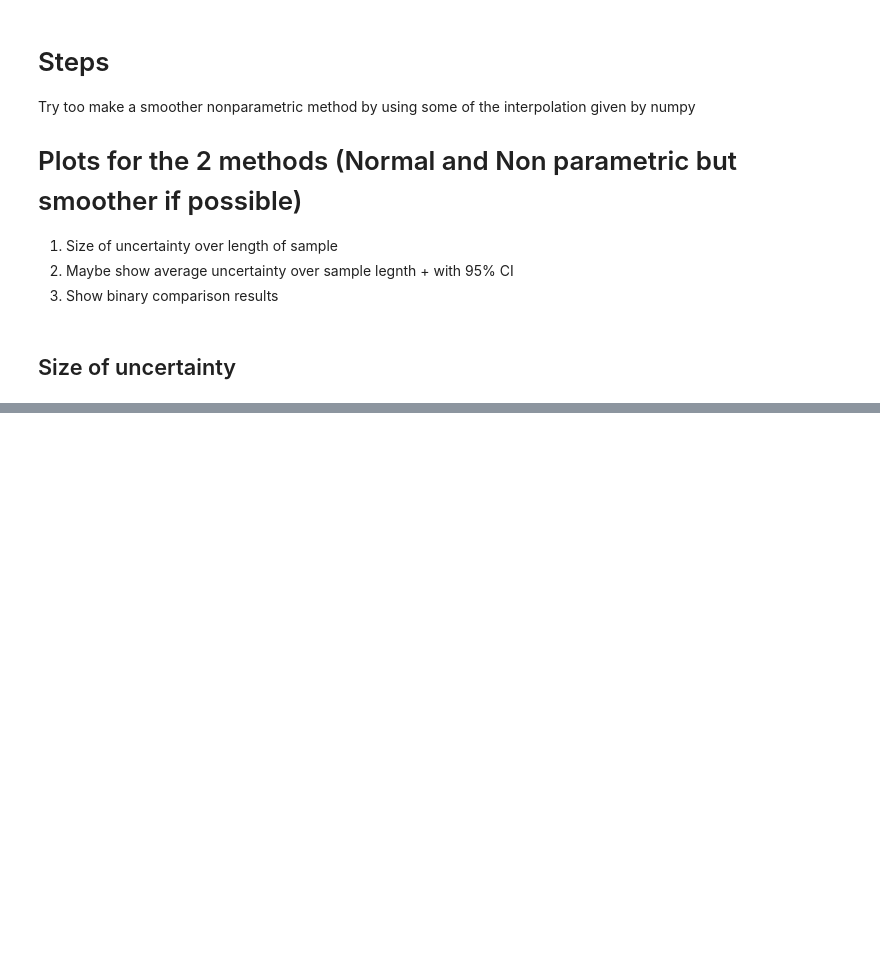
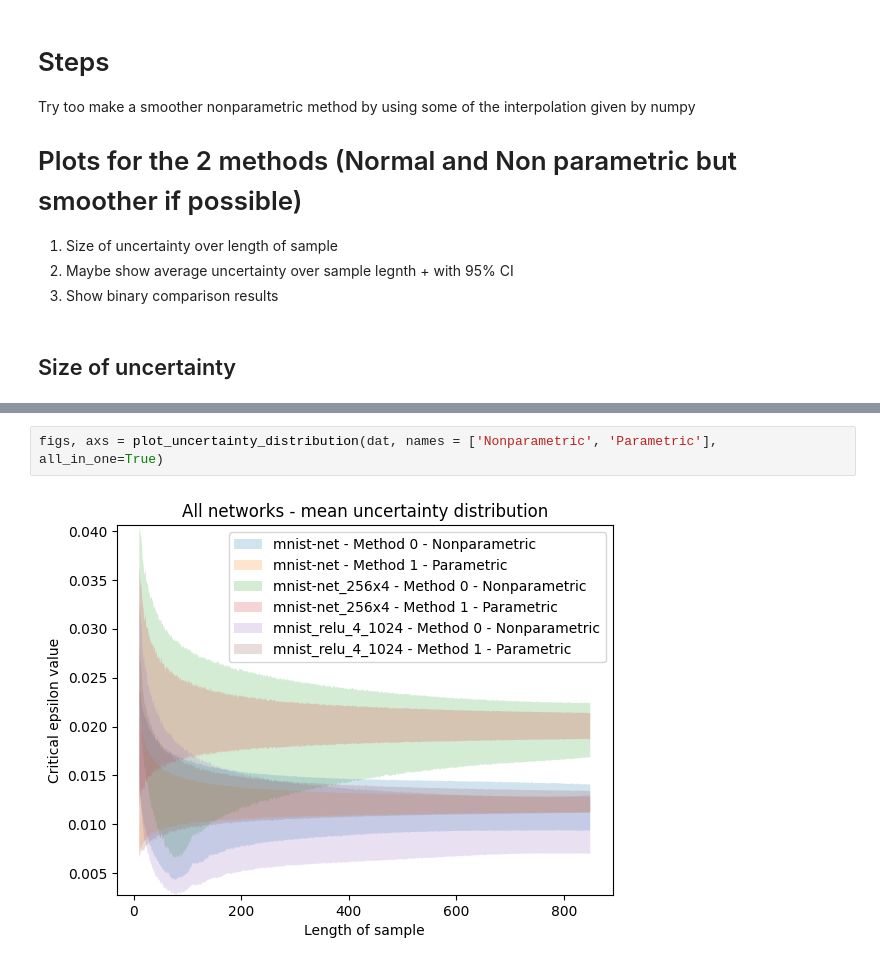
Before and after one commit to lionelkiel/Robustness-Metric, a Jupyter notebook: ResultsPlots.ipynb, the cells around one changed output, grey strips where cells are left out. Drawn from its saved outputs; the diff is of its cells as text; blank space fills up the shorter version.

```diff
--- a/ResultsPlots.ipynb
+++ b/ResultsPlots.ipynb
@@ -70,0 +65,4 @@ figs, axs = plot_uncertainty_size(dat, names = ['Nonparametric', 'Parametric'])
+# %%
+figs, axs = plot_uncertainty_distribution(dat, names = ['Nonparametric', 'Parametric'], all_in_one=True)
+# %% [output]
+[figure, added]
```
Also changed, not shown: parts of 8 cells of this notebook, 3 other files.
